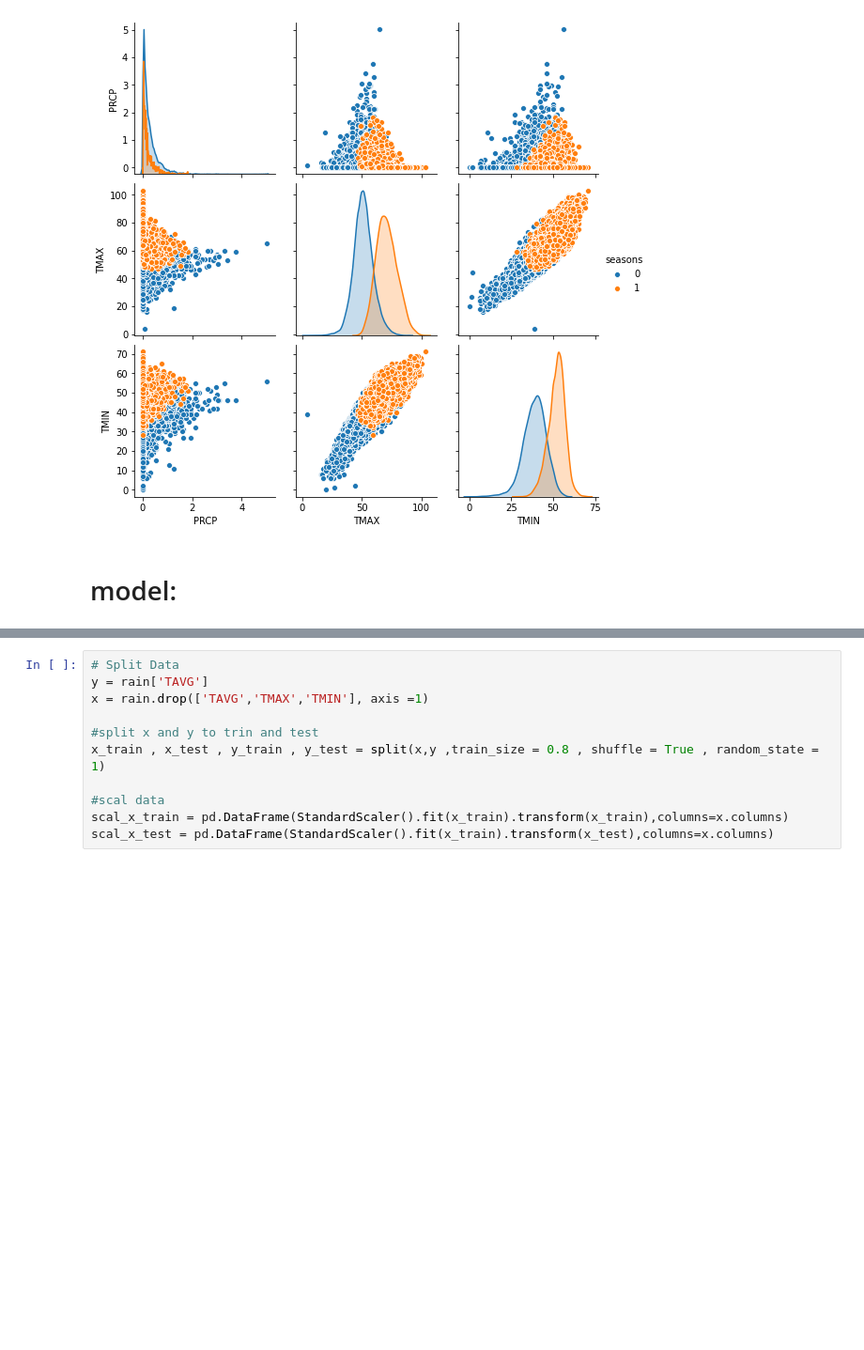
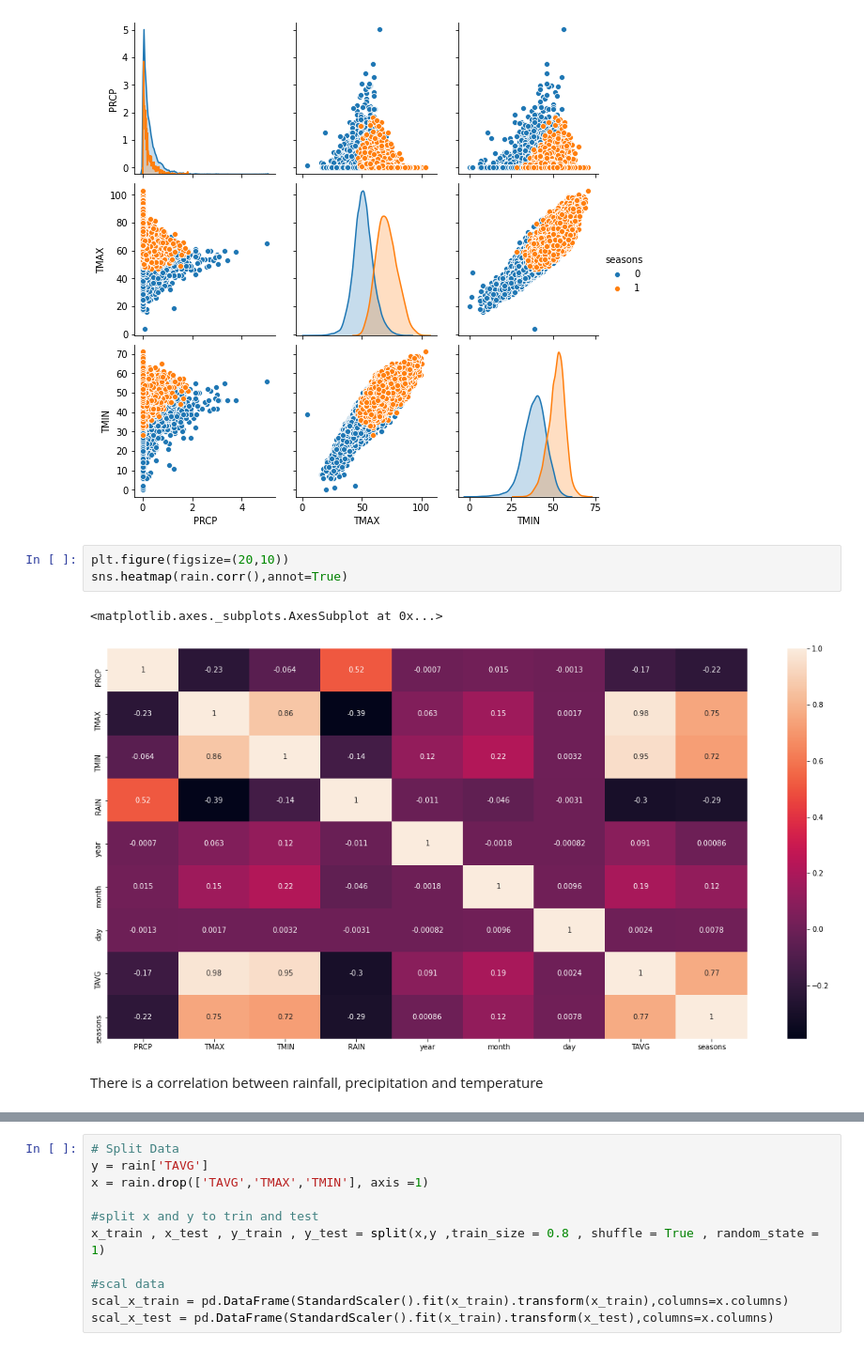
Before and after one commit to ortrsa/Data_Science_Final_Project, a Jupyter notebook: notebook3-regression.ipynb, the cells around one changed output, grey strips where cells are left out. Shown at 94% size. Cells and saved outputs as stored; diff of their text form; blank space fills up the shorter version.

```diff
--- a/notebook3-regression.ipynb
+++ b/notebook3-regression.ipynb
@@ -182,5 +186,11 @@ plt.show()
 # %% [output]
 <Figure size 1224x720 with 0 Axes>
 [figure]
-# %% [markdown]
-# model:
+# %%
+plt.figure(figsize=(20,10))
+sns.heatmap(rain.corr(),annot=True)
+# %% [output]
+<matplotlib.axes._subplots.AxesSubplot at 0x...>
+[figure, added]
+# %% [markdown]
+There is a correlation between rainfall, precipitation and temperature
```
Also changed, not shown: parts of 14 cells of this notebook.
